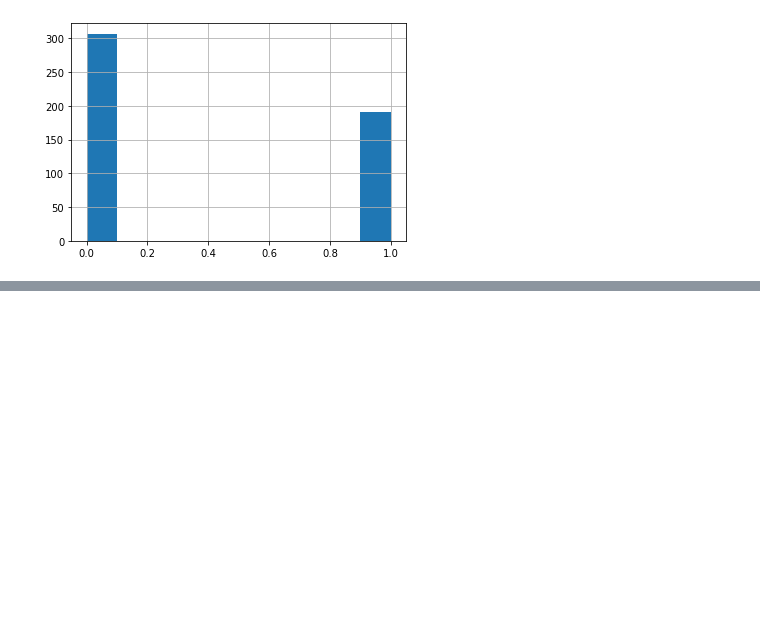
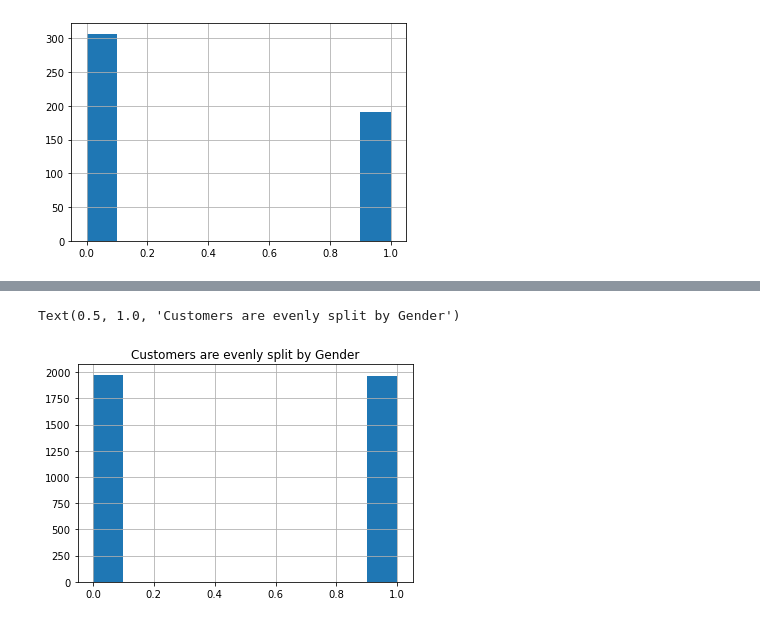
Before and after one commit to fred-lindsey/classification_exercises, a Jupyter notebook: classification_exercises_part_two(exploration).ipynb, the cells around one changed output, grey strips where cells are left out. Saved outputs shown, nothing was run; the diff lists cells and outputs as text; code cells hidden in the pictures; blank space fills up the shorter version.

```diff
--- a/classification_exercises_part_two(exploration).ipynb
+++ b/classification_exercises_part_two(exploration).ipynb
@@ -359,0 +519,6 @@ df.head()
+# %%
+train.is_female.hist()
+plt.title("Customers are evenly split by Gender")
+# %% [output]
+Text(0.5, 1.0, 'Customers are evenly split by Gender')
+[figure, added]
```
Also changed, not shown: parts of 41 cells of this notebook, 4 other files.
